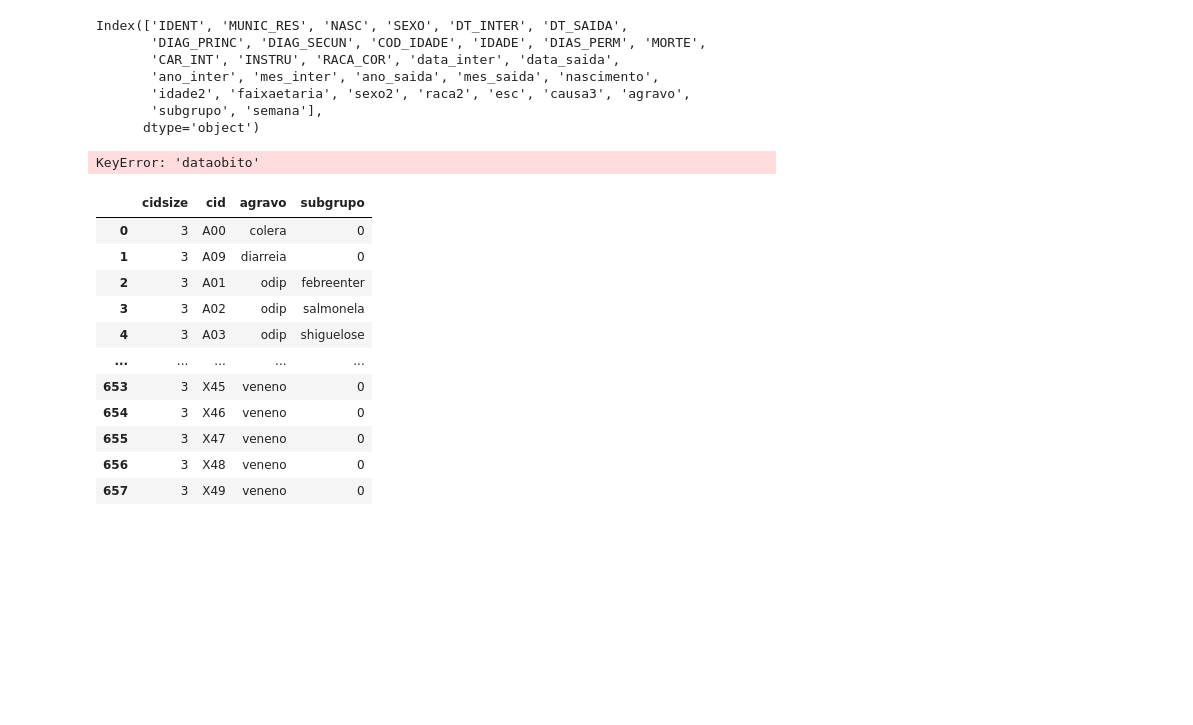
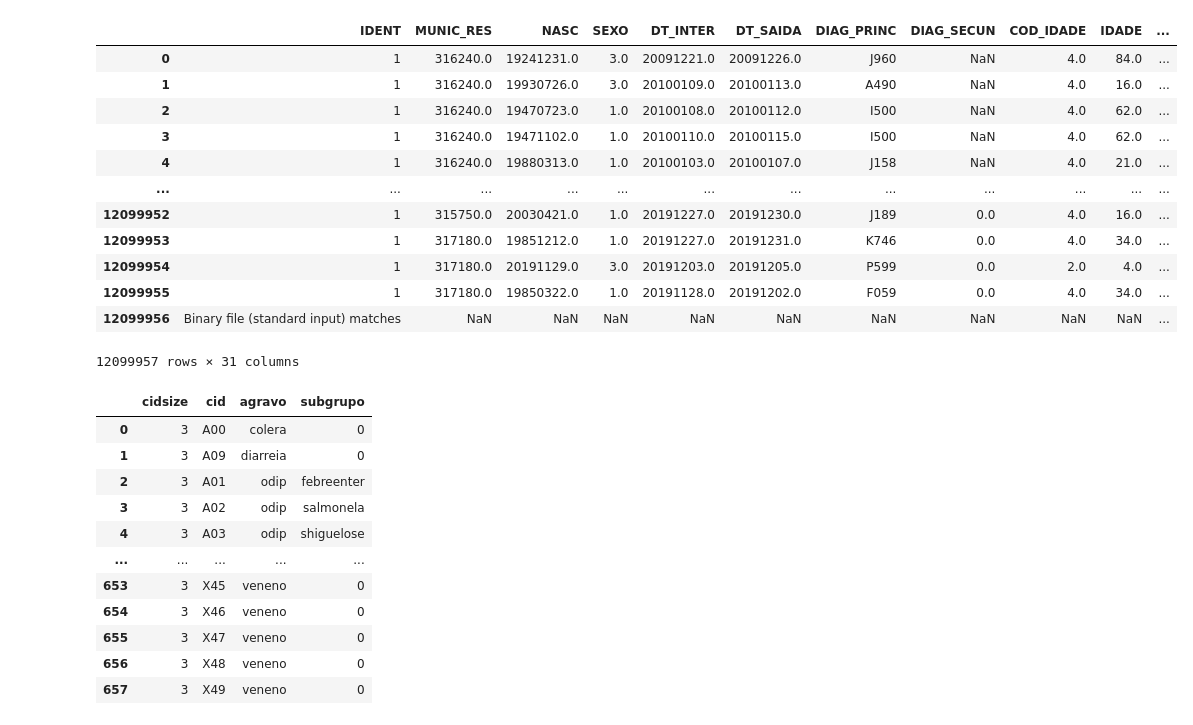
Before and after one commit to uai-ufmg/brumadinho37, a Jupyter notebook: filter_agravos_sih.ipynb, the cells around one changed output. Cells and saved outputs as stored; diff of their text form; code cells hidden in the pictures; blank space fills up the shorter version.

```diff
--- a/filter_agravos_sih.ipynb
+++ b/filter_agravos_sih.ipynb
@@ -15,21 +22,21 @@ Index(['IDENT', 'MUNIC_RES', 'NASC', 'SEXO', 'DT_INTER', 'DT_SAIDA',
 # %%
-sih['subgrupo'] = np.nan
-sih['semana'] = np.nan
-#sih = sih.drop(labels=['Unnamed: 0', 'X'], axis=1)
-sih.columns
+sih.loc[:,'subgrupo'] = np.nan
+sih.loc[:,'semana'] = np.nan
+sih
 # %% [output]
+|  | IDENT | MUNIC_RES | NASC | SEXO | DT_INTER | DT_SAIDA | DIAG_PRINC | DIAG_SECUN | COD_IDADE | IDADE | ... |
+| 0 | 1 | 316240.0 | 19241231.0 | 3.0 | 20091221.0 | 20091226.0 | J960 | NaN | 4.0 | 84.0 | ... |
+| 1 | 1 | 316240.0 | 19930726.0 | 3.0 | 20100109.0 | 20100113.0 | A490 | NaN | 4.0 | 16.0 | ... |
+| 2 | 1 | 316240.0 | 19470723.0 | 1.0 | 20100108.0 | 20100112.0 | I500 | NaN | 4.0 | 62.0 | ... |
+| 3 | 1 | 316240.0 | 19471102.0 | 1.0 | 20100110.0 | 20100115.0 | I500 | NaN | 4.0 | 62.0 | ... |
+| 4 | 1 | 316240.0 | 19880313.0 | 1.0 | 20100103.0 | 20100107.0 | J158 | NaN | 4.0 | 21.0 | ... |
+| ... | ... | ... | ... | ... | ... | ... | ... | ... | ... | ... | ... |
+| 12099952 | 1 | 315750.0 | 20030421.0 | 1.0 | 20191227.0 | 20191230.0 | J189 | 0.0 | 4.0 | 16.0 | ... |
+| 12099953 | 1 | 317180.0 | 19851212.0 | 1.0 | 20191227.0 | 20191231.0 | K746 | 0.0 | 4.0 | 34.0 | ... |
+| 12099954 | 1 | 317180.0 | 20191129.0 | 3.0 | 20191203.0 | 20191205.0 | P599 | 0.0 | 2.0 | 4.0 | ... |
+| 12099955 | 1 | 317180.0 | 19850322.0 | 1.0 | 20191128.0 | 20191202.0 | F059 | 0.0 | 4.0 | 34.0 | ... |
+| 12099956 | Binary file (standard input) matches | NaN | NaN | NaN | NaN | NaN | NaN | NaN | NaN | NaN | ... |
-Index(['IDENT', 'MUNIC_RES', 'NASC', 'SEXO', 'DT_INTER', 'DT_SAIDA',
-       'DIAG_PRINC', 'DIAG_SECUN', 'COD_IDADE', 'IDADE', 'DIAS_PERM', 'MORTE',
-       'CAR_INT', 'INSTRU', 'RACA_COR', 'data_inter', 'data_saida',
-       'ano_inter', 'mes_inter', 'ano_saida', 'mes_saida', 'nascimento',
-       'idade2', 'faixaetaria', 'sexo2', 'raca2', 'esc', 'causa3', 'agravo',
-       'subgrupo', 'semana'],
-      dtype='object')
+12099957 rows × 31 columns
-# %%
-sih['dataobito'] = sih['dataobito'].apply(lambda x : datetime.datetime(int(x[0:4]), int(x[5:7]), int(x[8:10])))
-sih
-# %% [output]
-KeyError: 'dataobito'
 # %%
 df = pd.read_csv("Planilha para o R - Planilha.csv")
 df = df.drop(labels='Unnamed: 0', axis=1)
```
Also changed, not shown: parts of 11 cells of this notebook, 11 other files.
